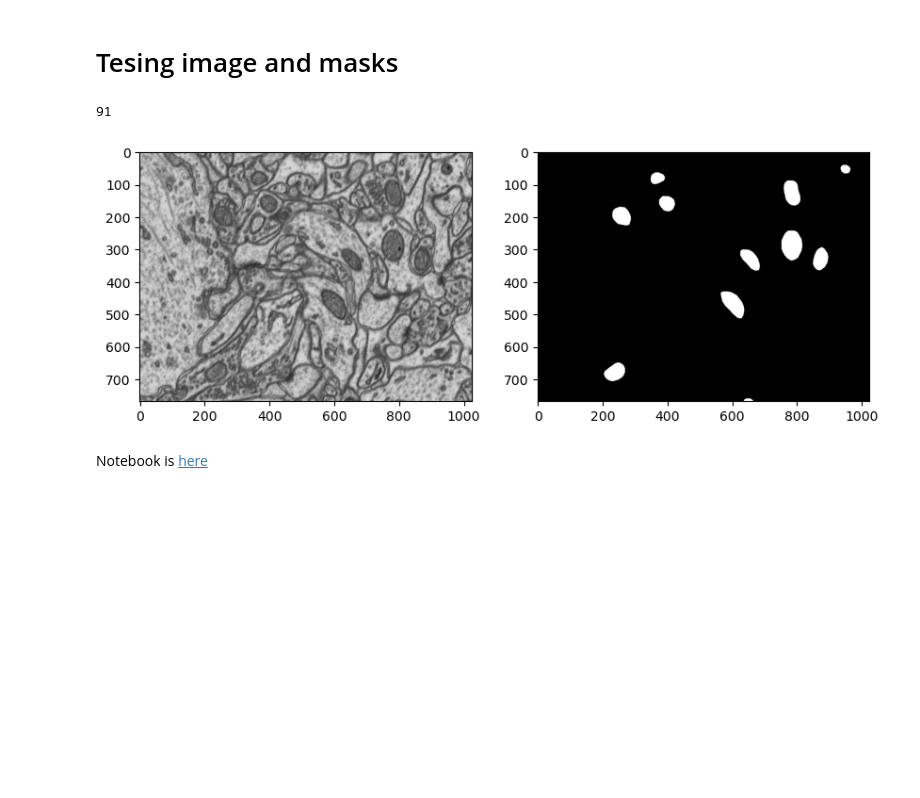
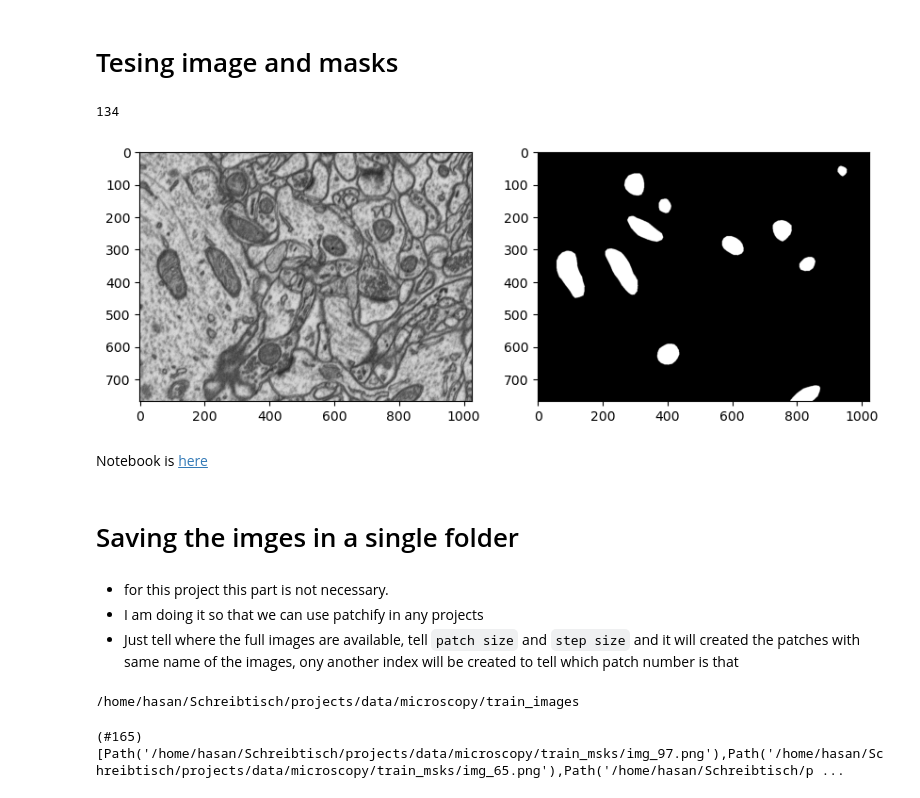
Before and after one commit to HasanGoni/fine_tune_SAM, a Jupyter notebook: nbs/01_patch_dataset.ipynb, the cells around one changed output. Drawn from its saved outputs; the diff is of its cells as text; code cells hidden in the pictures; blank space fills up the shorter version.

```diff
--- a/nbs/01_patch_dataset.ipynb
+++ b/nbs/01_patch_dataset.ipynb
@@ -17,3 +19,7 @@ from scipy import ndimage
+# %%
+#| export
+DPI=mpl.rcParams['figure.dpi']
+mpl.rcParams['image.cmap'] = 'gray'
 # %% [markdown]
 # Reading train images and masks from folder
 # %% [markdown]
@@ -41,11 +46,13 @@ print(f' image tif has a shape and mask tif has a shape of {big_img.shape} and {
 # %% [markdown]
 # Tesing image and masks
 # %%
-idx = np.random.choice(big_img.shape[0],1)[0]
+#| hide
+idx = np.random.randint(0,big_img.shape[0])
 print(idx)
+
 fig,ax = plt.subplots(1,2,figsize=(10,10))
 ax[0].imshow(big_img[idx],cmap='gray')
 ax[1].imshow(big_msk[idx],cmap='gray');
 # %% [output]
-91
+134
-[figure, old version]
+[figure, new version]
@@ -52,2 +73,26 @@ ax[1].imshow(big_msk[idx],cmap='gray');
 # %% [markdown]
 Notebook is [here](https://github.com/bnsreenu/python_for_microscopists/blob/master/331_fine_tune_SAM_mito.ipynb)
+# %% [markdown]
+# Saving the imges in a single folder
+# %% [markdown]
+- for this project this part is not necessary.
+- I am doing it so that we can use patchify in any projects
+- Just tell where the full images are available, tell `patch size` and `step size` and it will created the patches with same name of the images, ony another index will be created to tell which patch number is that
+# %%
+#| hide
+im_path = f'{data_path}/microscopy/train_images'
+msk_path = f'{data_path}/microscopy/train_msks'
+Path(msk_path).mkdir(exist_ok=True, parents=True)
+Path(im_path).mkdir(exist_ok=True, parents=True)
+print(im_path)
+
+for i in tqdm(range(len(big_img))):
+    cv2.imwrite(f'{im_path}/img_{i}.png', big_img[i])
+    cv2.imwrite(f'{msk_path}/img_{i}.png', big_msk[i])
+# %% [output]
+/home/hasan/Schreibtisch/projects/data/microscopy/train_images
+# %%
+#| hide
+Path(msk_path).ls()
+# %% [output]
+(#165) [Path('/home/hasan/Schreibtisch/projects/data/microscopy/train_msks/img_97.png'),Path('/home/hasan/Schreibtisch/projects/data/microscopy/train_msks/img_65.png'),Path('/home/hasan/Schreibtisch/p ...
```
Also changed, not shown: parts of 13 cells of this notebook, 2 other files.
